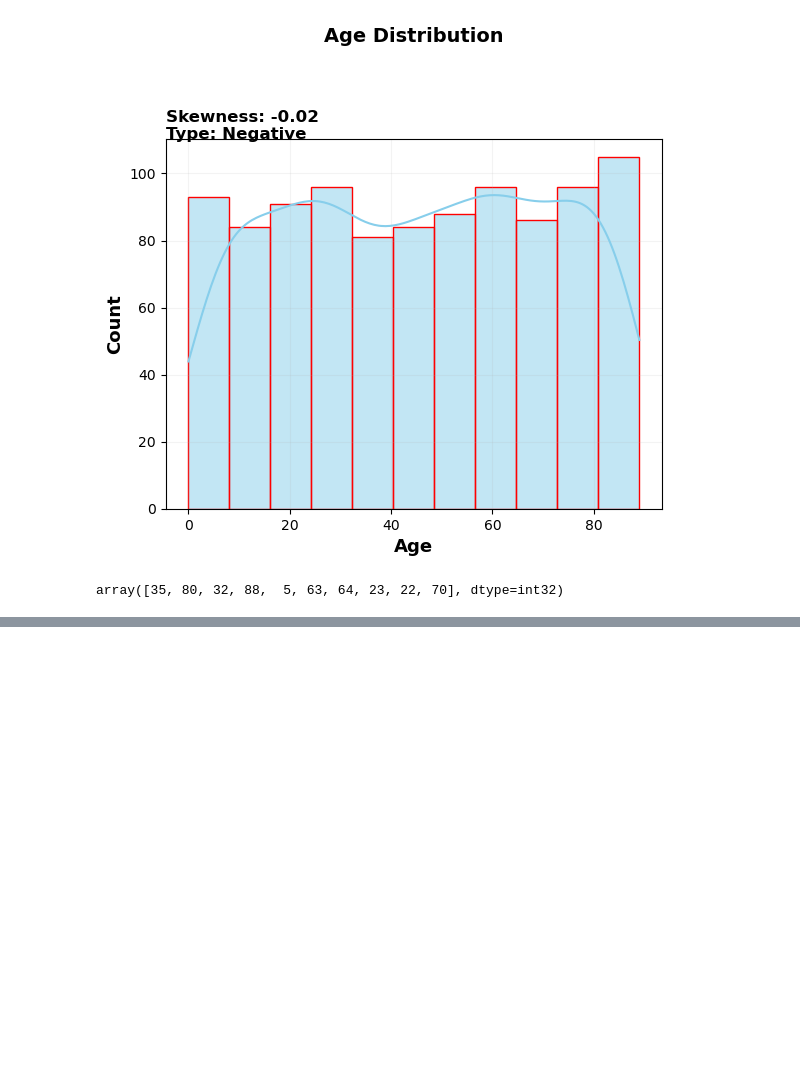
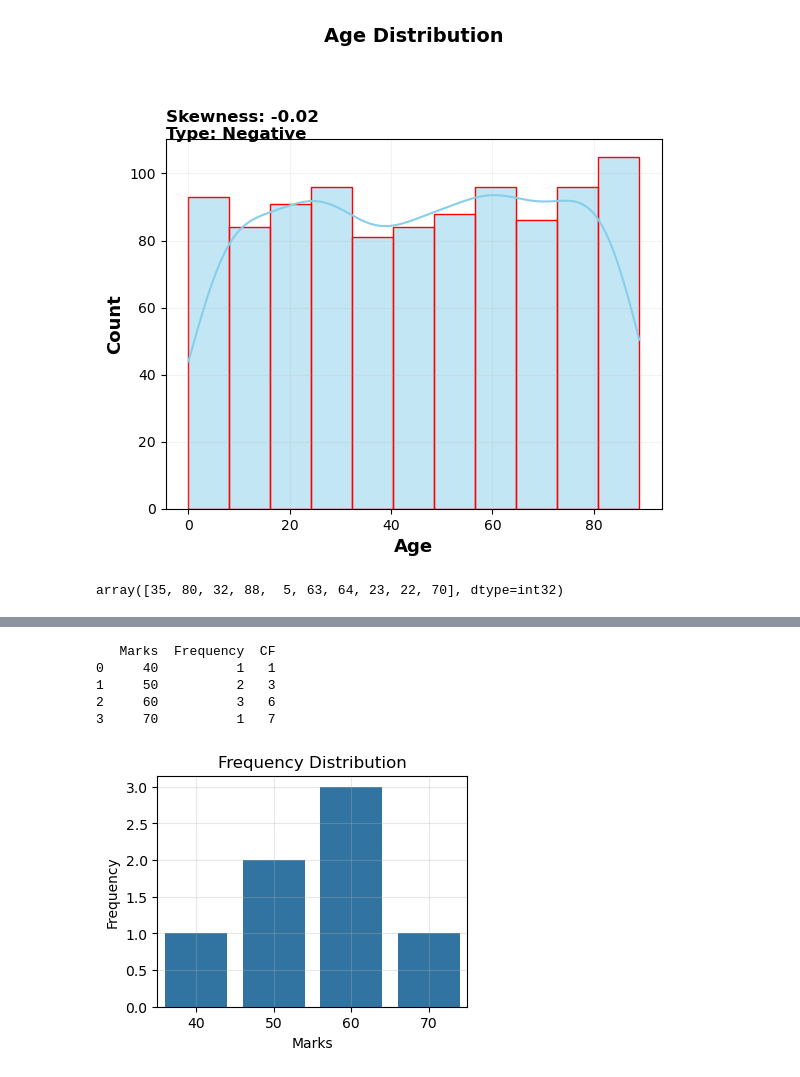
Before and after one commit to Ishan-Official/Hospital-Beds-Management-DataScience, a Jupyter notebook: dataScience_C1.ipynb, the cells around one changed output, grey strips where cells are left out. Saved outputs shown, nothing was run; the diff lists cells and outputs as text; code cells hidden in the pictures; blank space fills up the shorter version.

```diff
--- a/dataScience_C1.ipynb
+++ b/dataScience_C1.ipynb
@@ -1058,0 +1097,24 @@ array([35, 80, 32, 88,  5, 63, 64, 23, 22, 70], dtype=int32)
+# %%
+data=[40,50,50,60,60,60,70]
+df = pd.DataFrame(data,columns=["Marks"])
+# %%
+freq_df = (df["Marks"].value_counts().sort_index().reset_index())
+freq_df.columns = ["Marks","Frequency"]
+freq_df["CF"] =freq_df["Frequency"].cumsum()
+print(freq_df)
+# %% [output]
+   Marks  Frequency  CF
+0     40          1   1
+1     50          2   3
+2     60          3   6
+3     70          1   7
+# %%
+plt.figure(figsize=(4,3))
+sns.barplot(x="Marks", y="Frequency", data=freq_df)
+plt.title("Frequency Distribution")
+plt.xlabel("Marks")
+plt.ylabel("Frequency")
+plt.grid(alpha=0.3)
+plt.show()
+# %% [output]
+[figure, added]
```
Also changed, not shown: parts of 37 cells of this notebook.
